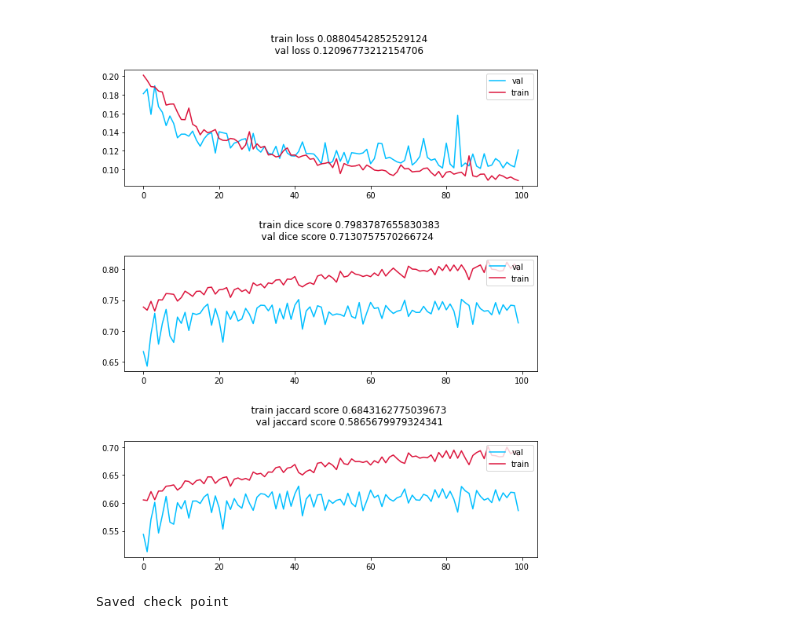
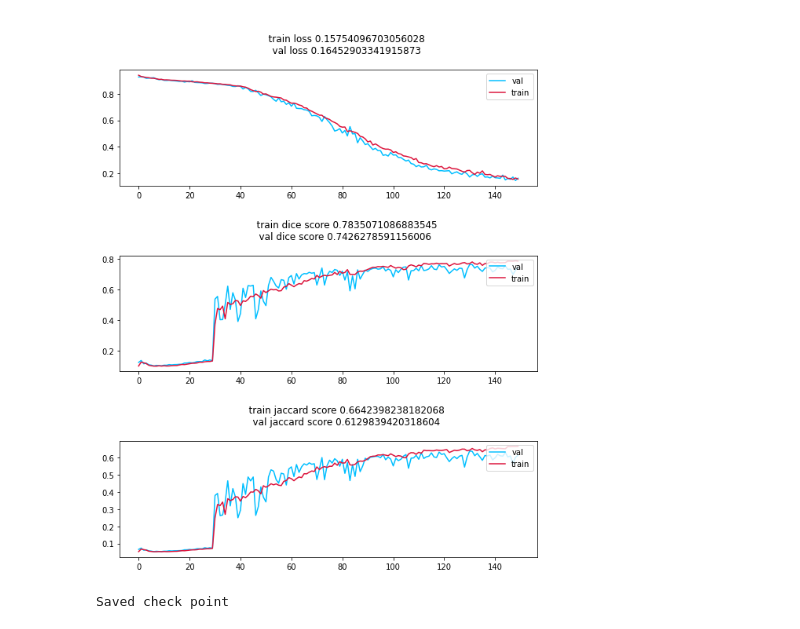
Before and after one commit to tuankien229/Tumor_Detection_System, a Jupyter notebook: test-model-tumor-system.ipynb, the cells around one changed output. Saved outputs shown, nothing was run; the diff lists cells and outputs as text; code cells hidden in the pictures.

Commit message:
Kaggle Notebook | Test Model Tumor System | Version 13

```diff
--- a/test-model-tumor-system.ipynb
+++ b/test-model-tumor-system.ipynb
@@ -703,9 +703,12 @@ class Training:
                 print('Saved new checkpoint')
                 self.best_loss = val_loss
                 torch.save(self.model.state_dict(), os.path.join(self.config.root_system, 'best_checkpoint.pth'))#self.config.check_point +
+            if self.dice_scores['val'][-1] >= 0.75 or self.iou_scores['val'][-1] >= 0.75:
+                print('Saved highest checkpoint')
+                torch.save(self.model.state_dict(), os.path.join(self.config.root_system, 'highest_checkpoint_0.75.pth'))#self.config.check_point +
             if self.dice_scores['val'][-1] >= 0.8 or self.iou_scores['val'][-1] >= 0.8:
                 print('Saved highest checkpoint')
-                torch.save(self.model.state_dict(), os.path.join(self.config.root_system, 'highest_checkpoint.pth'))#self.config.check_point +
+                torch.save(self.model.state_dict(), os.path.join(self.config.root_system, 'highest_checkpoint_0.8.pth'))#self.config.check_point +
             print('-------------------------------')
         if self.display_plot:
             self.plot_history()
@@ -800,38 +803,38 @@ import torch.nn as nn
 if __name__ == '__main__':
     torch.cuda.empty_cache()
     config = GlobalConfig()
     data = ProcessData()
     train_data = data.PreprocessData('train')
     model_1 = Unet3D(in_channels=1, out_channels=32, n_classes=1)
     model_2 = Unet3DPP(in_channels=1, out_channels=64, n_classes=1)
     model = model_2
     dataset=BratsDataSet
     criterion=FocalTverskyLoss()
-    lr=3e-4
-    num_epochs=100
+    lr=2.5e-4
+    num_epochs=150
     batch_size = 4
     path_to_csv=os.path.join(config.root_system, config.train_df) #config.check_point
     fold=0
     accumulation_steps=10
     save_model_history=True
     display_plot=True
 
     trainer=Training(model=model,
                      dataset=dataset,
                      criterion=criterion,
                      lr=lr,
                      num_epochs=num_epochs,
                      batch_size=batch_size,
                      path_to_csv=path_to_csv,
                      fold=fold,
                      accumulation_steps=accumulation_steps,
                      save_model_history=save_model_history,
                      display_plot=display_plot)
-    if config.pretrained_model_path is not None:
-        trainer.load_predtrain_model(config.pretrained_model_path)
+#     if config.pretrained_model_path is not None:
+#         trainer.load_predtrain_model(config.pretrained_model_path)
     trainer.run()
 # %% [output]
-[figure, old version]
+[figure, new version]
 Saved check point
 # %%
 # import torch
```
Also changed, not shown: parts of 2 cells of this notebook.
